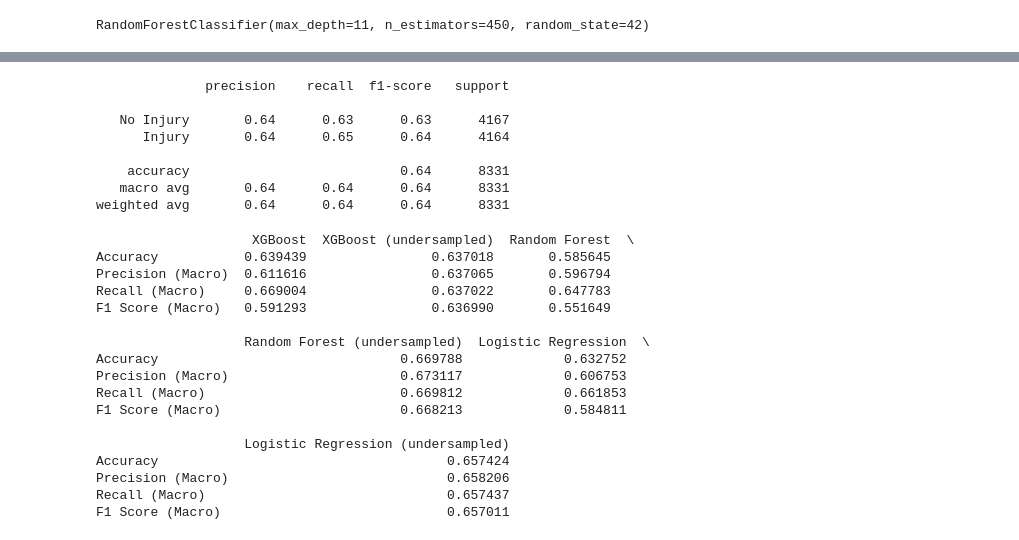
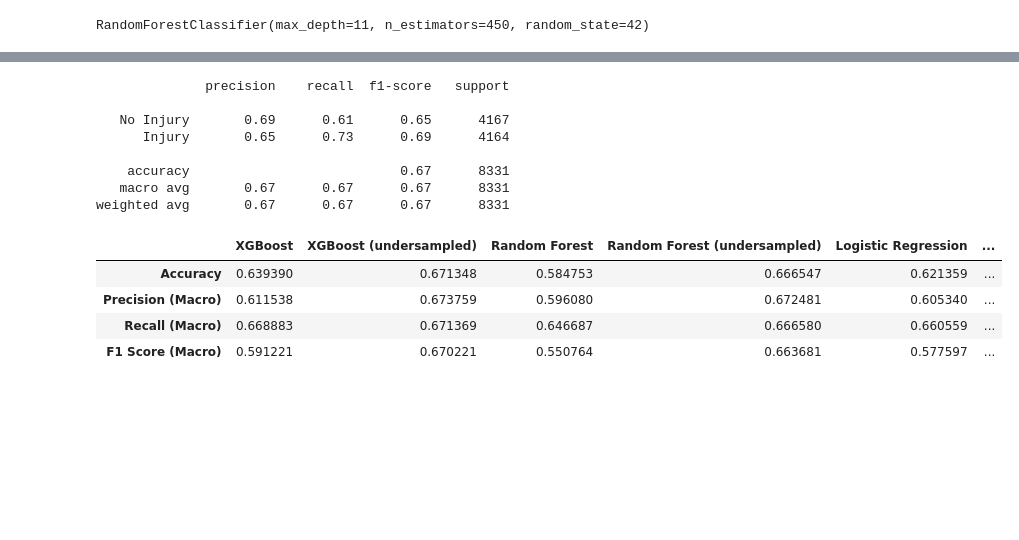
Before and after one commit to tiger7789/Crash-Severity-Prediction, a Jupyter notebook: Adbul/Crash_Project.ipynb, the cells around one changed output, grey strips where cells are left out. Cells and saved outputs as stored; diff of their text form; code cells hidden in the pictures; blank space fills up the shorter version.

```diff
--- a/Adbul/Crash_Project.ipynb
+++ b/Adbul/Crash_Project.ipynb
@@ -686,4 +684,4 @@ scale_pos_weight = (y_train == 0).sum() / (y_train == 1).sum()
 # %%
-xgb_model = XGBClassifier(n_estimators=100, random_state=42, max_depth=5, scale_pos_weight=scale_pos_weight)
+xgb_model = XGBClassifier(n_estimators=100, random_state=42, max_depth=5, scale_pos_weight=scale_pos_weight,tree_method='hist')
 xgb_model.fit(X_train, y_train)
 # %% [output]
@@ -880,7 +872,7 @@ print(classification_report(y_test_us, rfc_predictions_us,target_names=['No Inju
 weighted avg       0.67      0.67      0.66      8331
 # %%
 # Creating and training the XGBoost model on undersampled data
-xgb_model_us = XGBClassifier(n_estimators=450, random_state=11, max_depth=11)
+xgb_model_us = XGBClassifier(n_estimators=200, random_state=42, max_depth=5,tree_method='hist',max_bin=800,alpha=0.3,learning_rate=0.15)
 xgb_model_us.fit(X_train_us, y_train_us)
 
 # Predictions
@@ -889,62 +881,50 @@ print(classification_report(y_test_us, xgb_predictions_us, target_names=['No Inj
 # %% [output]
               precision    recall  f1-score   support
 
-   No Injury       0.64      0.63      0.63      4167
-      Injury       0.64      0.65      0.64      4164
+   No Injury       0.69      0.61      0.65      4167
+      Injury       0.65      0.73      0.69      4164
 
-    accuracy                           0.64      8331
-   macro avg       0.64      0.64      0.64      8331
-weighted avg       0.64      0.64      0.64      8331
+    accuracy                           0.67      8331
+   macro avg       0.67      0.67      0.67      8331
+weighted avg       0.67      0.67      0.67      8331
 # %%
 # Metrics definition
 metrics = {
     'Accuracy': accuracy_score,
     'Precision (Macro)': lambda y_true, y_pred: precision_score(y_true, y_pred, average='macro'),
     'Recall (Macro)': lambda y_true, y_pred: recall_score(y_true, y_pred, average='macro'),
     'F1 Score (Macro)': lambda y_true, y_pred: f1_score(y_true, y_pred, average='macro'),
 }
 
 # Metric Calculation Functions
 def calculate_metrics(y_true, y_pred):
     return {metric_name: metric_func(y_true, y_pred) for metric_name, metric_func in metrics.items()}
 
 # Calculate metrics
 xgb_metrics = calculate_metrics(y_test, xgb_predictions)
 rfc_metrics = calculate_metrics(y_test, rfc_predictions)
 log_metrics = calculate_metrics(y_test, log_pred)
 xgb_metrics_us = calculate_metrics(y_test_us, xgb_predictions_us)
 rfc_metrics_us = calculate_metrics(y_test_us, rfc_predictions_us)
 log_metrics_us = calculate_metrics(y_test_us, log_pred_us)
 
 # Comparative Dataframe for organized presentation
 comparison_df = pd.DataFrame({
     'XGBoost': xgb_metrics,
     'XGBoost (undersampled)': xgb_metrics_us,
     'Random Forest': rfc_metrics,
     'Random Forest (undersampled)': rfc_metrics_us,
     'Logistic Regression': log_metrics,
     'Logistic Regression (undersampled)': log_metrics_us
 })
 
-print(comparison_df)
+comparison_df
 # %% [output]
-                    XGBoost  XGBoost (undersampled)  Random Forest  \
-Accuracy           0.639439                0.637018       0.585645
-Precision (Macro)  0.611616                0.637065       0.596794
-Recall (Macro)     0.669004                0.637022       0.647783
-F1 Score (Macro)   0.591293                0.636990       0.551649
-
-                   Random Forest (undersampled)  Logistic Regression  \
-Accuracy                               0.669788             0.632752
-Precision (Macro)                      0.673117             0.606753
-Recall (Macro)                         0.669812             0.661853
-F1 Score (Macro)                       0.668213             0.584811
-
-                   Logistic Regression (undersampled)
-Accuracy                                     0.657424
-Precision (Macro)                            0.658206
-Recall (Macro)                               0.657437
-F1 Score (Macro)                             0.657011
+|  | XGBoost | XGBoost (undersampled) | Random Forest | Random Forest (undersampled) | Logistic Regression | ... |
+| Accuracy | 0.639390 | 0.671348 | 0.584753 | 0.666547 | 0.621359 | ... |
+| Precision (Macro) | 0.611538 | 0.673759 | 0.596080 | 0.672481 | 0.605340 | ... |
+| Recall (Macro) | 0.668883 | 0.671369 | 0.646687 | 0.666580 | 0.660559 | ... |
+| F1 Score (Macro) | 0.591221 | 0.670221 | 0.550764 | 0.663681 | 0.577597 | ... |
 # %%
 # ROC Curve calculations
 fpr_xgb, tpr_xgb, _ = roc_curve(y_test, xgb_predictions)
```
Also changed, not shown: parts of 31 cells of this notebook.
